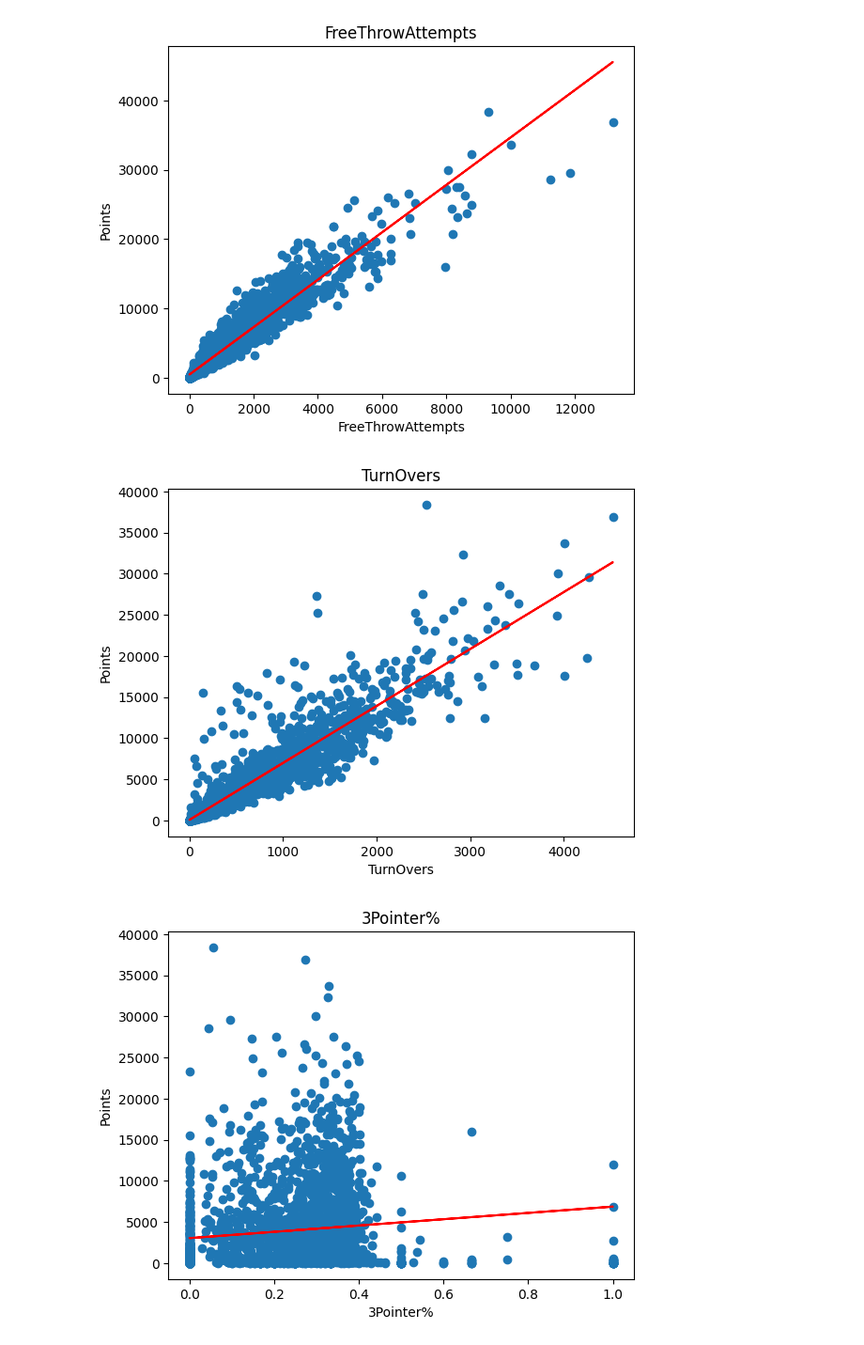
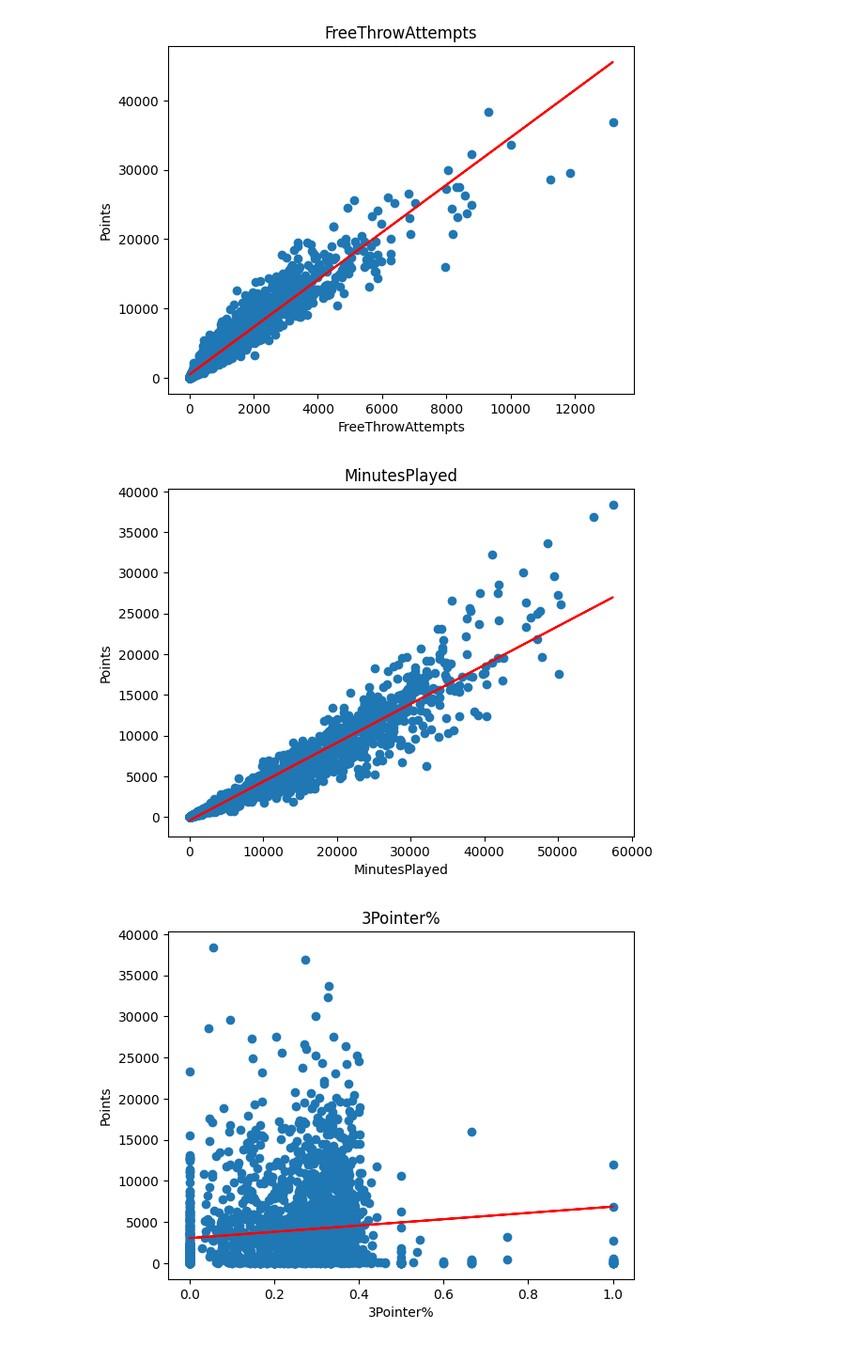
Before and after one commit to Chris-Barrera/Project4_Basketball, a Jupyter notebook: Project_4/LogisticRegressionModel/BBLogisticRegresionFinal.ipynb, the cells around one changed output. Shown at 94% size. Drawn from its saved outputs; the diff is of its cells as text; code cells hidden in the pictures.

Commit message:
more touch ups and adding images

```diff
--- a/Project_4/LogisticRegressionModel/BBLogisticRegresionFinal.ipynb
+++ b/Project_4/LogisticRegressionModel/BBLogisticRegresionFinal.ipynb
@@ -19,7 +19,7 @@ df = df.drop(columns=['Player', 'BirthDate', 'BirthCity', 'BirthState'])
 # %%
 #np.where(condition, value if condition is true, value if condition is false)
 #df['hasimage'] = np.where(df['photos']!= '[]', True, False)
-df['AboveAvg'] = np.where(df['Points'] > 5791.000000
+df['AboveAvg'] = np.where(df['Points'] > 3953.236994
 , 1, 0)
 # %%
 y = df['AboveAvg'].ravel()
@@ -118,24 +118,24 @@ plt.show()
 # %% [output]
 [figure]
 # %%
-x = df['TurnOvers']
+x = df['MinutesPlayed']
 y = df['Points']
 
 slope, intercept, r, p, std_err = stats.linregress(x, y)
 
 def myfunc(x):
   return slope * x + intercept
 
 mymodel = list(map(myfunc, x))
 
 plt.scatter(x, y)
 plt.plot(x, mymodel, color="red")
-plt.xlabel('TurnOvers')
+plt.xlabel('MinutesPlayed')
 plt.ylabel('Points')
-plt.title('TurnOvers')
+plt.title('MinutesPlayed')
 plt.show()
 # %% [output]
-[figure, old version]
+[figure, new version]
 # %%
 x = df['3Pointer%']
 y = df['Points']
```
Also changed, not shown: parts of 5 cells of this notebook, 21 other files.
